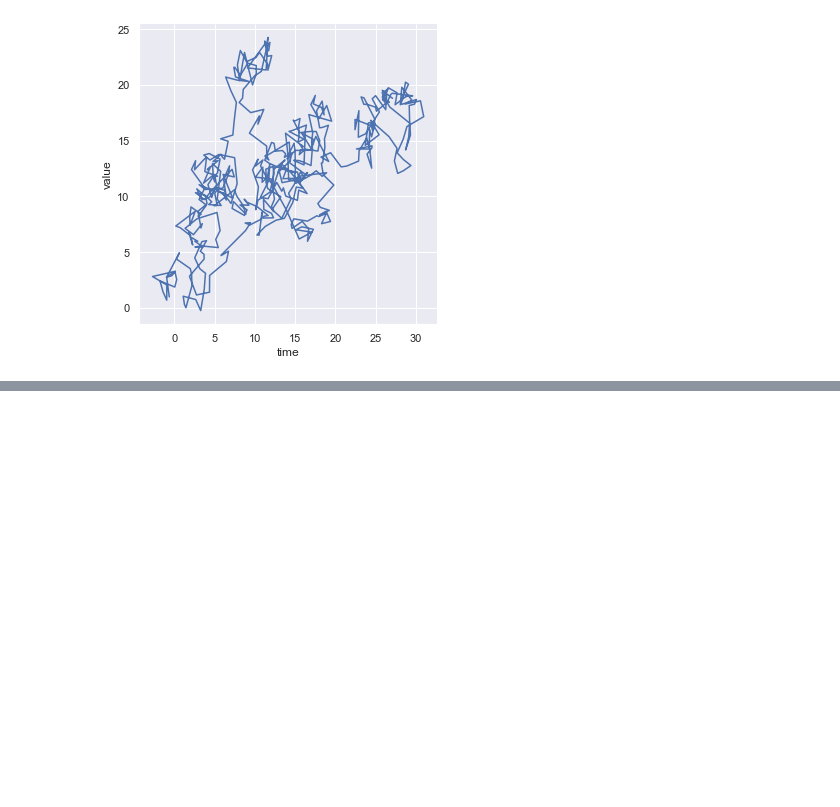
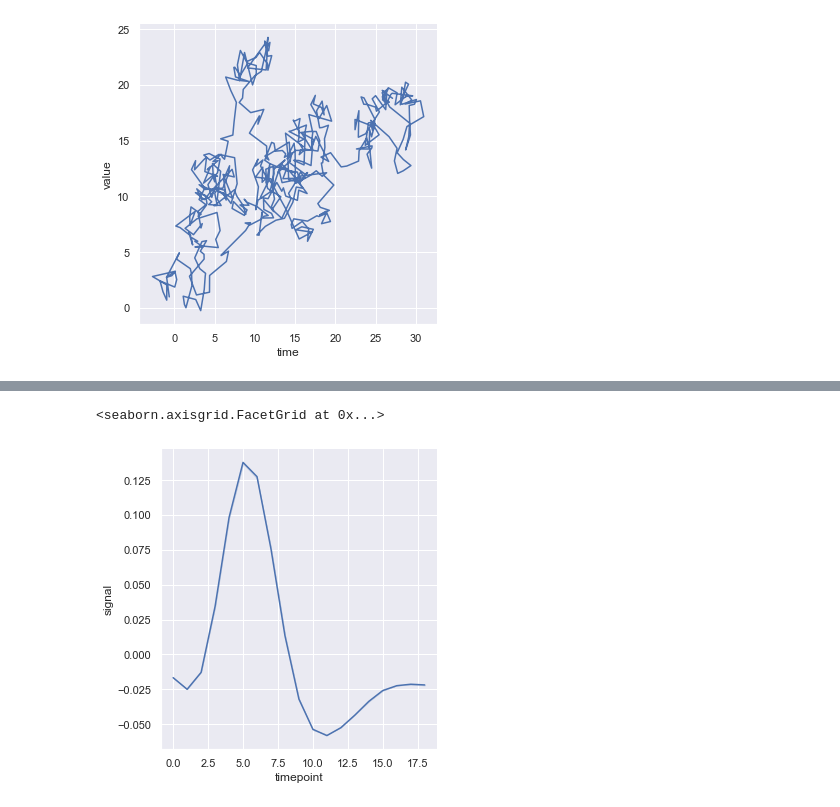
Before and after one commit to muranjan/test-repo, a Jupyter notebook: Seaborn.ipynb, the cells around one changed output, grey strips where cells are left out. Cells and saved outputs as stored; diff of their text form; code cells hidden in the pictures; blank space fills up the shorter version.

```diff
--- a/Seaborn.ipynb
+++ b/Seaborn.ipynb
@@ -106,0 +123,6 @@ sns.relplot(x="time",y="value",kind="line",data=df,sort=False)
+# %%
+# "ci" shows confidence interval
+sns.relplot(x="timepoint",y="signal",kind="line",data=fmri,ci=False)
+# %% [output]
+<seaborn.axisgrid.FacetGrid at 0x...>
+[figure, added]
```
Also changed, not shown: parts of 4 cells of this notebook.
